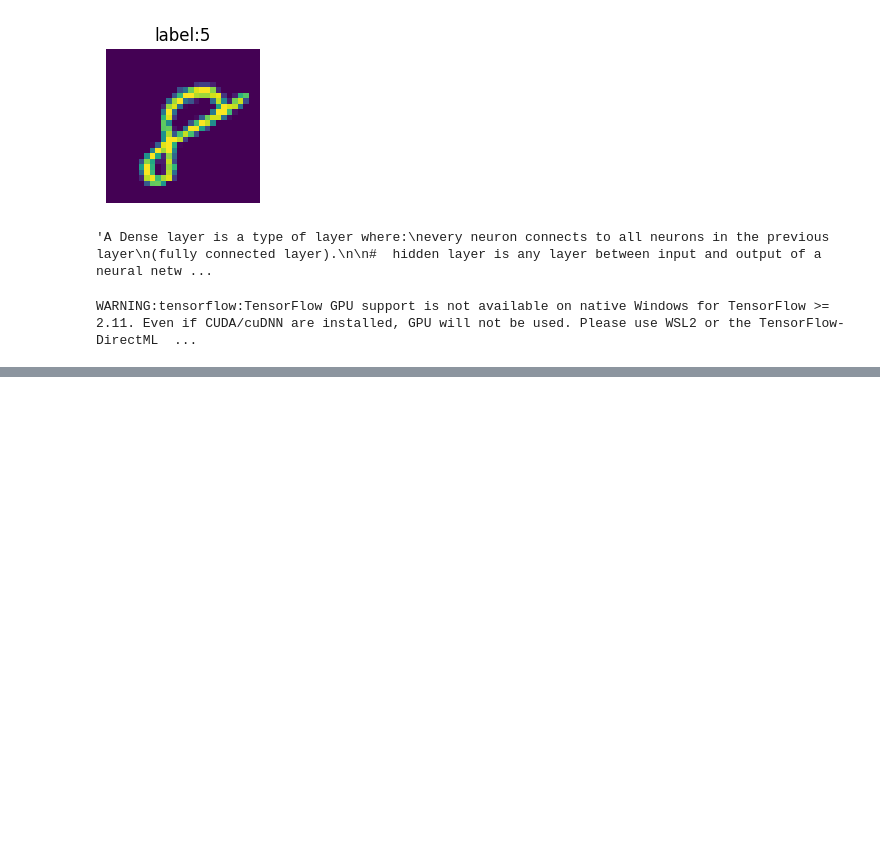
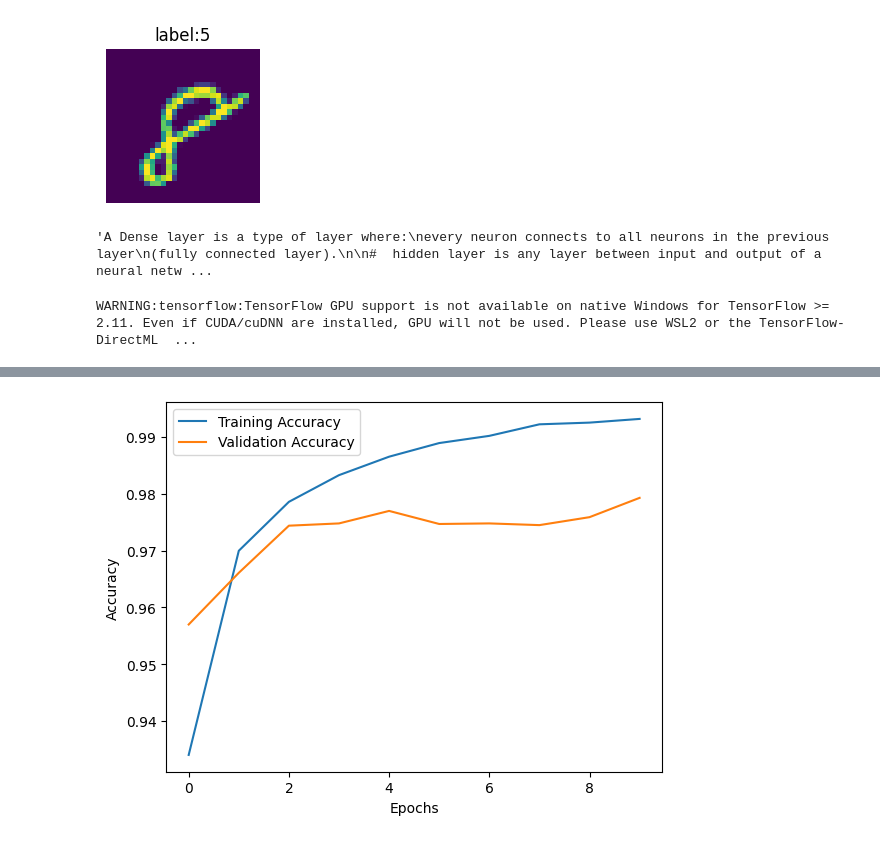
Before and after one commit to harshit11purohit/DEEP-LEARNING, a Jupyter notebook: ann_image_classification.ipynb, the cells around one changed output, grey strips where cells are left out. Saved outputs shown, nothing was run; the diff lists cells and outputs as text; code cells hidden in the pictures; blank space fills up the shorter version.

```diff
--- a/ann_image_classification.ipynb
+++ b/ann_image_classification.ipynb
@@ -197,0 +166,10 @@ Epoch 10/10
+# %%
+# Plot the accuracy and validation accuracy per epoch
+plt.plot(r.history['accuracy'], label='Training Accuracy')
+plt.plot(r.history['val_accuracy'], label='Validation Accuracy')
+plt.xlabel('Epochs')
+plt.ylabel('Accuracy')
+plt.legend()
+plt.show()
+# %% [output]
+[figure, added]
```
Also changed, not shown: parts of 28 cells of this notebook, 1 other file.
